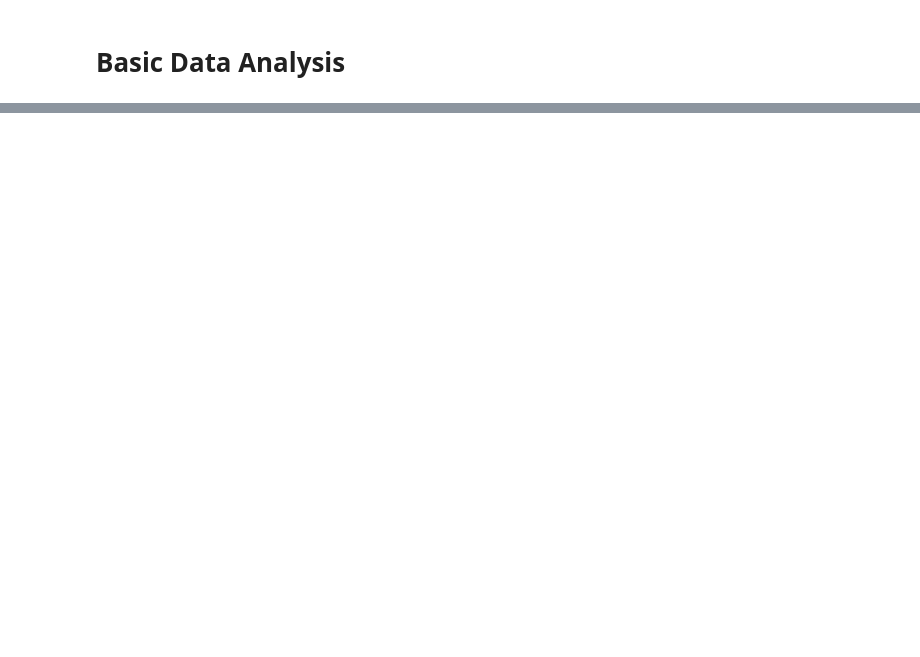
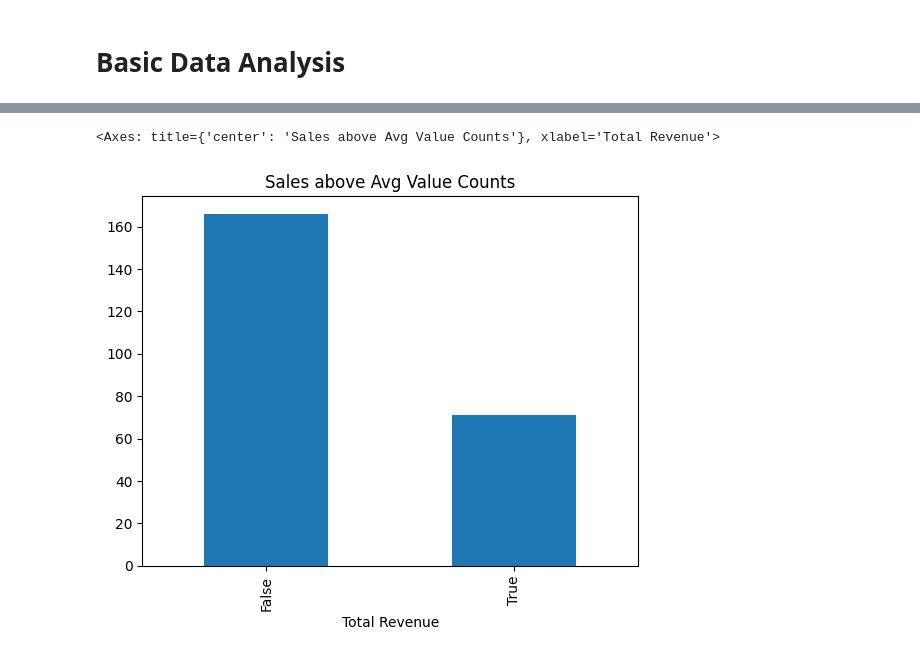
Before and after one commit to saad-sufyan-dev/python-learning-lab, a Jupyter notebook: data_analysis/day_02.ipynb, the cells around one changed output, grey strips where cells are left out. Saved outputs shown, nothing was run; the diff lists cells and outputs as text; code cells hidden in the pictures; blank space fills up the shorter version.

```diff
--- a/data_analysis/day_02.ipynb
+++ b/data_analysis/day_02.ipynb
@@ -213,0 +114,7 @@ Min Sales of each region:
+# %%
+avg_sales = df["Total Revenue"].mean()
+above_avg_sales = df["Total Revenue"].apply(lambda row: True if row>avg_sales else False)
+above_avg_sales.value_counts().plot(kind="bar", title="Sales above Avg Value Counts")
+# %% [output]
+<Axes: title={'center': 'Sales above Avg Value Counts'}, xlabel='Total Revenue'>
+[figure, added]
```
Also changed, not shown: parts of 32 cells of this notebook, 2 other files.
